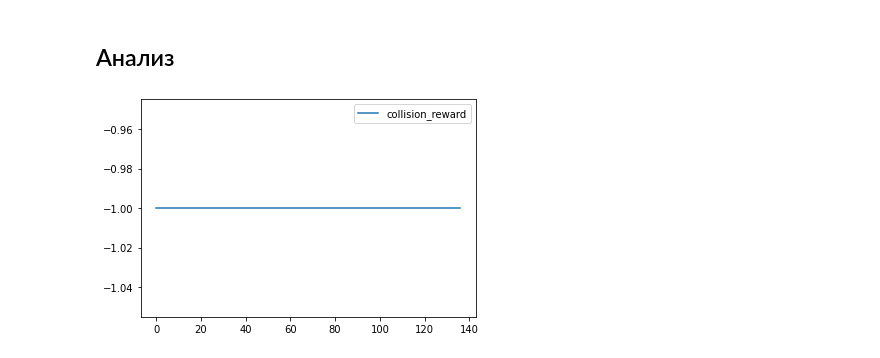
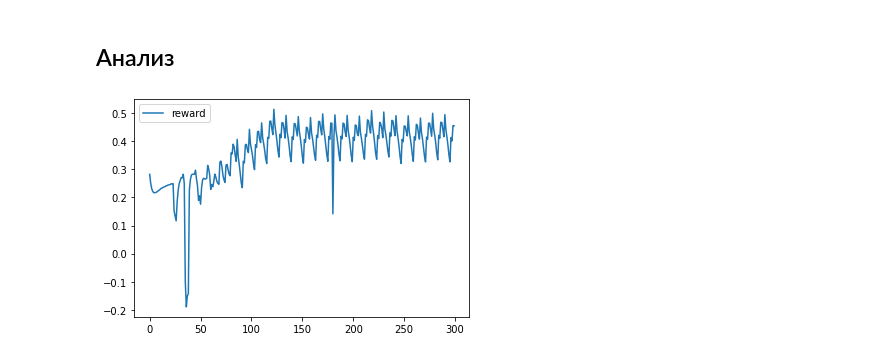
Before and after one commit to alex-kozinov/Dissertation, a Jupyter notebook: sources/base_agent_walk_test.ipynb, the cells around one changed output. Drawn from its saved outputs; the diff is of its cells as text; code cells hidden in the pictures.

```diff
--- a/sources/base_agent_walk_test.ipynb
+++ b/sources/base_agent_walk_test.ipynb
@@ -13,16 +13,23 @@ import numpy as np
 # %% [markdown]
 ## Ходьба
 # %%
+%%time
 info_log = []
 
-with SurrogatPyRepEnvironment('scenes/basic_scene.ttt', headless_mode=False, foot_only_mode=True) as env:
+with SurrogatPyRepEnvironment('scenes/basic_scene.ttt', headless_mode=True, foot_only_mode=True) as env:
     for i in range(1):
-        agent = BaseAgent(random_mode=True, foot_only_mode=True)
+        agent = BaseAgent(random_mode=False, foot_only_mode=True)
 
         state = env.reset()
         for _ in range(300):
+#             before = time.time()
             action = agent.act(state)
+#             after = time.time()
+
+#             before = time.time()
             state, r, done, info = env.step(action)
+#             after = time.time()
+#             print(after - before)
             info_log.append(info)
             if done:
                 print("Fuck")
@@ -41,6 +49,6 @@ def plot_info_param(info_log, param_name):
     plt.legend()
     plt.show()
 # %%
-plot_info_param(info_log, 'collision_reward')
+plot_info_param(info_log, 'reward')
 # %% [output]
-[figure, old version]
+[figure, new version]
```
Also changed, not shown: parts of 1 cell of this notebook, 10 other files.
